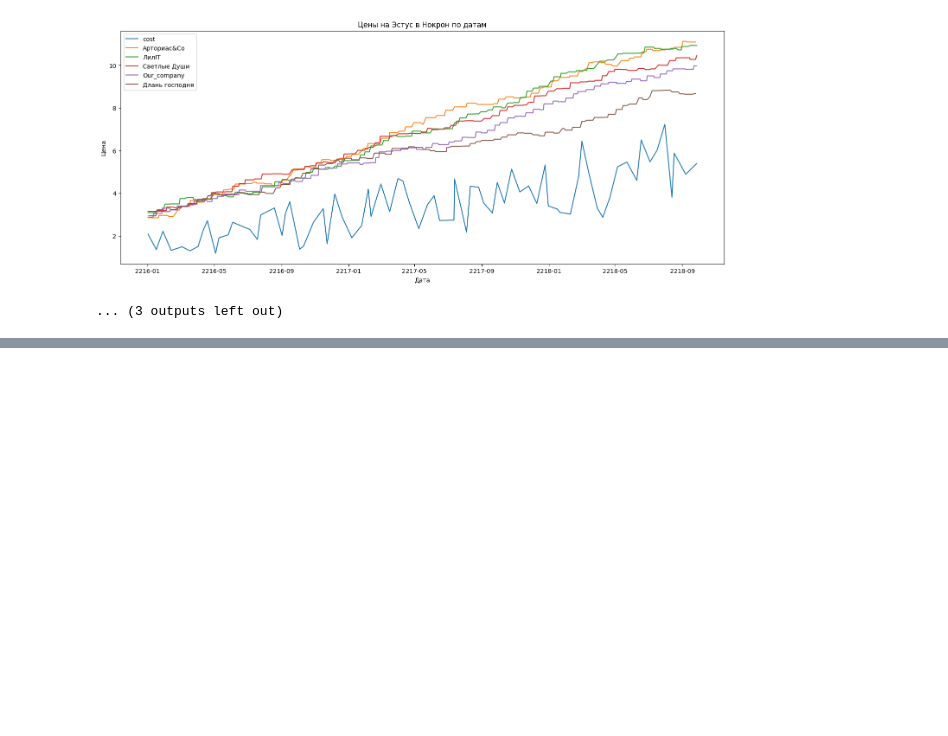
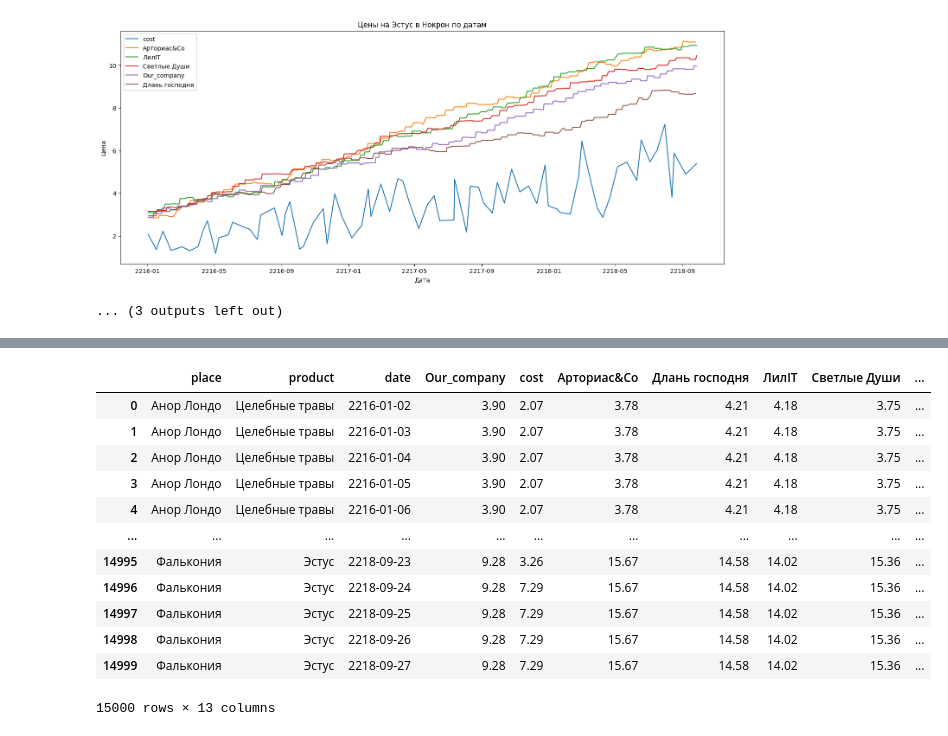
Before and after one commit to N3uralKi11ers/gpn_hack, a Jupyter notebook: model/main2.ipynb, the cells around one changed output, grey strips where cells are left out. Saved outputs shown, nothing was run; the diff lists cells and outputs as text; code cells hidden in the pictures; blank space fills up the shorter version.

```diff
--- a/model/main2.ipynb
+++ b/model/main2.ipynb
@@ -136,0 +171,3 @@ for place in places:
+# %%
+trans['date'] = pd.to_datetime(trans['date'])
+merged_df = pd.merge(merged_df, trans[["date", "amount", 'product', 'place']], on=['date', 'product', 'place'], how='left')
@@ -136,0 +197,52 @@ for place in places:
+# %%
+price_pivot = merged_df.pivot_table(
+    index=['place', 'product', 'date'],
+    columns='competitor',
+    values='price',
+    aggfunc='first'
+).reset_index()
+
+mean_values = merged_df.groupby(['place', 'product', 'date'])[['hot', 'rain', 'snow', 'amount']].mean().reset_index()
+
+result_df = pd.merge(price_pivot, mean_values, on=['place', 'product', 'date'])
+
+result_df.reset_index(drop=True, inplace=True)
+# %%
+cost = [0 for i in range(6)]
+df = result_df.copy()
+flag = [0 for i in range(6)]
+
+for i in range(len(result_df)):
+    for j in range(3, 9):
+        if flag[j-3] == 1:
+            continue
+        if not pd.isna(result_df.iloc[i, j]):
+            cost[j-3] = result_df.iloc[i, j]
+            flag[j-3] = 1
+        if sum(flag) == 6:
+            break
+    if sum(flag) == 6:
+        break
+# %%
+for i in range(len(result_df)):
+    for j in range(3, 9):
+        if not pd.isna(result_df.iloc[i, j]):
+            cost[j-3] = result_df.iloc[i, j]
+        else:
+            df.iloc[i, j] = cost[j-3]
+# %%
+df
+# %% [output]
+|  | place | product | date | Our_company | cost | Арториас&Co | Длань господня | ЛилIT | Светлые Души | ... |
+| 0 | Анор Лондо | Целебные травы | 2216-01-02 | 3.90 | 2.07 | 3.78 | 4.21 | 4.18 | 3.75 | ... |
+| 1 | Анор Лондо | Целебные травы | 2216-01-03 | 3.90 | 2.07 | 3.78 | 4.21 | 4.18 | 3.75 | ... |
+| 2 | Анор Лондо | Целебные травы | 2216-01-04 | 3.90 | 2.07 | 3.78 | 4.21 | 4.18 | 3.75 | ... |
+| 3 | Анор Лондо | Целебные травы | 2216-01-05 | 3.90 | 2.07 | 3.78 | 4.21 | 4.18 | 3.75 | ... |
+| 4 | Анор Лондо | Целебные травы | 2216-01-06 | 3.90 | 2.07 | 3.78 | 4.21 | 4.18 | 3.75 | ... |
+| ... | ... | ... | ... | ... | ... | ... | ... | ... | ... | ... |
+| 14995 | Фалькония | Эстус | 2218-09-23 | 9.28 | 3.26 | 15.67 | 14.58 | 14.02 | 15.36 | ... |
+| 14996 | Фалькония | Эстус | 2218-09-24 | 9.28 | 7.29 | 15.67 | 14.58 | 14.02 | 15.36 | ... |
+| 14997 | Фалькония | Эстус | 2218-09-25 | 9.28 | 7.29 | 15.67 | 14.58 | 14.02 | 15.36 | ... |
+| 14998 | Фалькония | Эстус | 2218-09-26 | 9.28 | 7.29 | 15.67 | 14.58 | 14.02 | 15.36 | ... |
+| 14999 | Фалькония | Эстус | 2218-09-27 | 9.28 | 7.29 | 15.67 | 14.58 | 14.02 | 15.36 | ... |
+15000 rows × 13 columns
```
Also changed, not shown: parts of 11 cells of this notebook, 2 other files.
